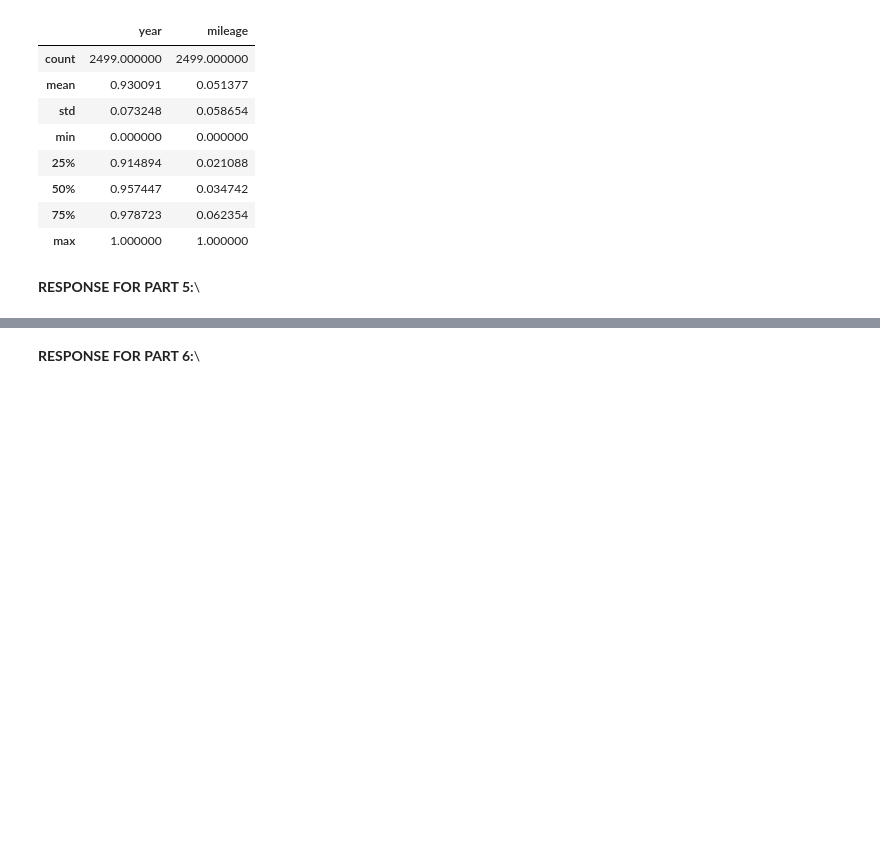
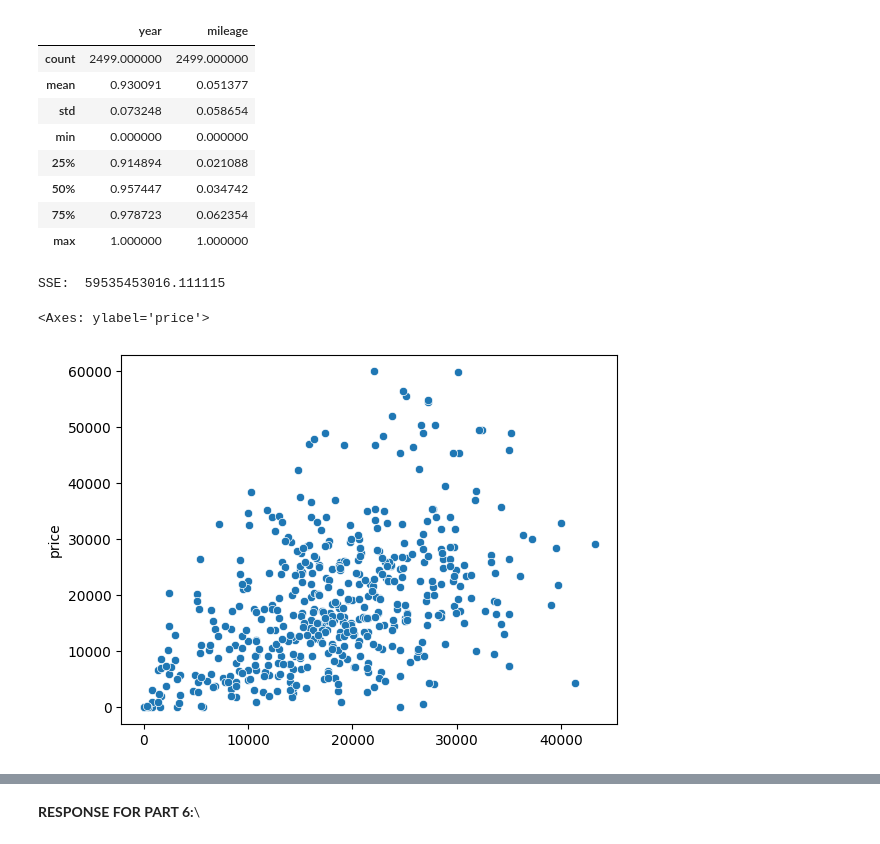
Before and after one commit to chrryyy/assignment3, a Jupyter notebook: assignment_knn_and_kmc.ipynb, the cells around one changed output, grey strips where cells are left out. Saved outputs shown, nothing was run; the diff lists cells and outputs as text; code cells hidden in the pictures; blank space fills up the shorter version.

Commit message:
Q2 part 4 and 5

```diff
--- a/assignment_knn_and_kmc.ipynb
+++ b/assignment_knn_and_kmc.ipynb
@@ -269,5 +269,17 @@ X.describe()
 X_train, X_test, y_train, y_test = train_test_split(X, y, test_size = 0.2, random_state = 10)
 # %%
 # Part 4 - Use kNN for regression to predict using year and mileage
+from sklearn.neighbors import KNeighborsRegressor as kNNRegression
+
+# k = 3
+model = kNNRegression(n_neighbors = 3)
+fitted_model = model.fit(X_train, y_train)
+y_hat = fitted_model.predict(X_test)
+sse = np.sum( (y_test - y_hat)**2 )
+print("SSE: ", sse)
+
+sns.scatterplot(x = y_hat, y = y_test)
+# %% [output]
+SSE:  59535453016.111115
+<Axes: ylabel='price'>
+[figure, added]
-# %% [markdown]
-**RESPONSE FOR PART 5:**\
```
Also changed, not shown: parts of 8 cells of this notebook.
